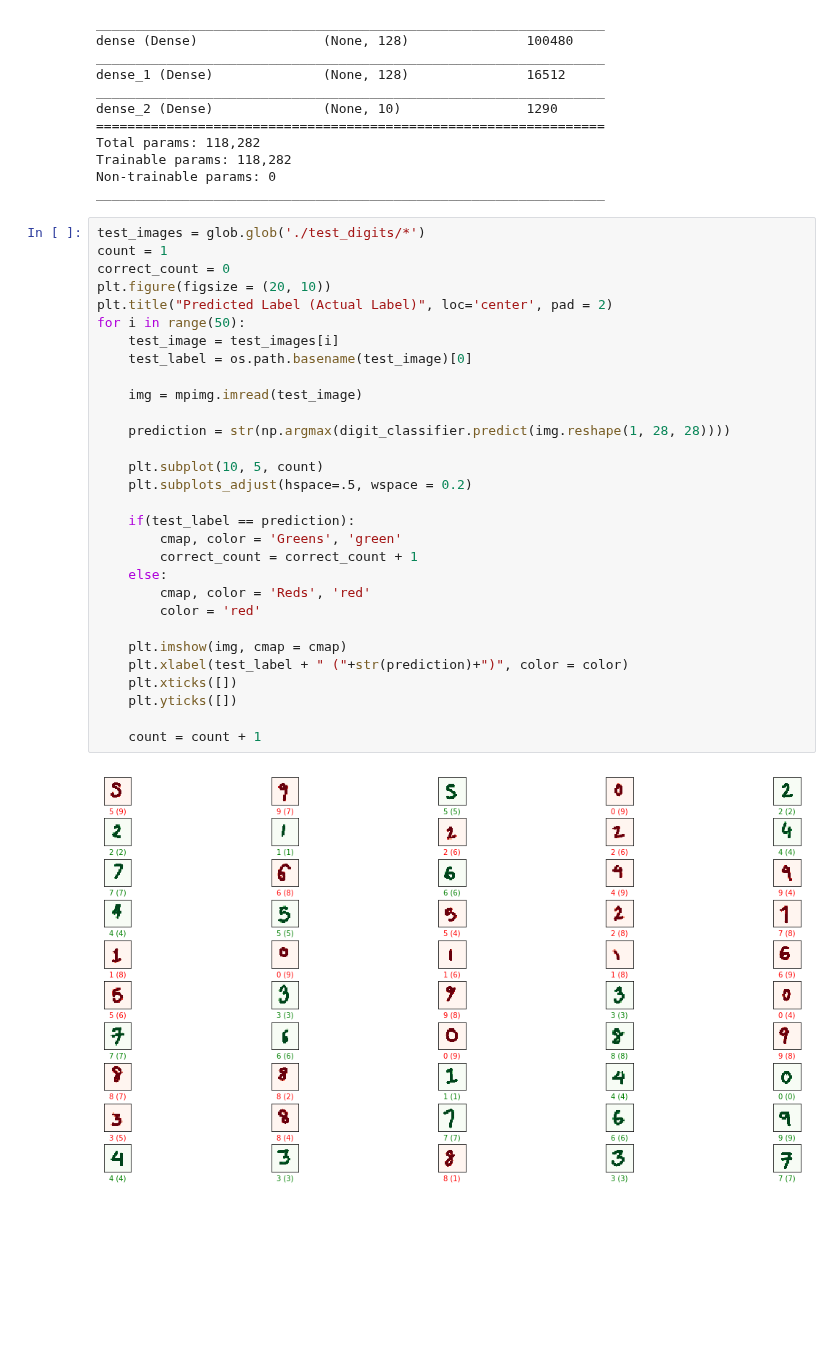
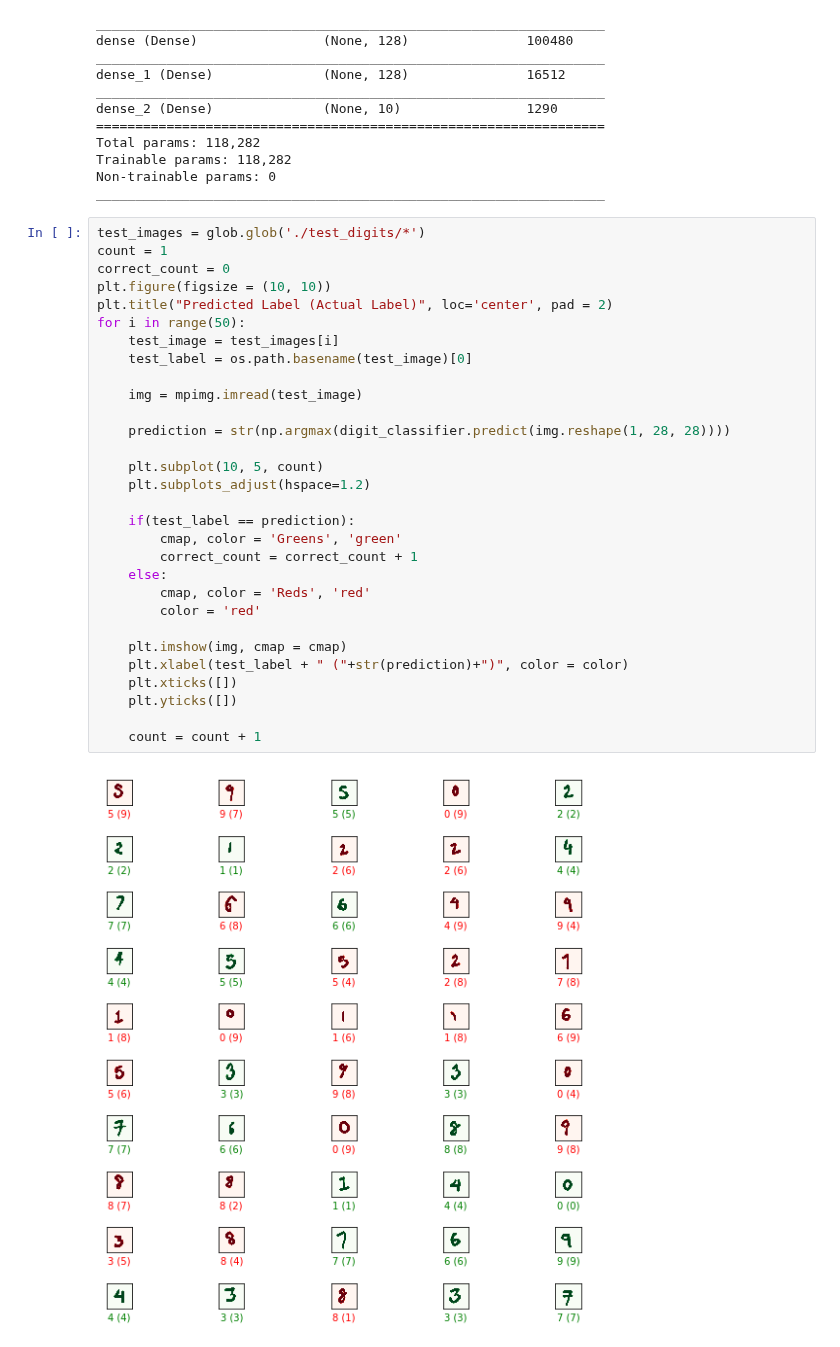
Before and after one commit to kvenkman/mnist_demo, a Jupyter notebook: Load and use TF model.ipynb, the cells around one changed output. Drawn from its saved outputs; the diff is of its cells as text; blank space fills up the shorter version.

```diff
--- a/Load and use TF model.ipynb
+++ b/Load and use TF model.ipynb
@@ -34,33 +34,33 @@ _________________________________________________________________
 # %%
 test_images = glob.glob('./test_digits/*')
 count = 1
 correct_count = 0
-plt.figure(figsize = (20, 10))
+plt.figure(figsize = (10, 10))
 plt.title("Predicted Label (Actual Label)", loc='center', pad = 2)
 for i in range(50):
     test_image = test_images[i]
     test_label = os.path.basename(test_image)[0]
 
     img = mpimg.imread(test_image)
 
     prediction = str(np.argmax(digit_classifier.predict(img.reshape(1, 28, 28))))
 
     plt.subplot(10, 5, count)
-    plt.subplots_adjust(hspace=.5, wspace = 0.2)
+    plt.subplots_adjust(hspace=1.2)
 
     if(test_label == prediction):
         cmap, color = 'Greens', 'green'
         correct_count = correct_count + 1
     else:
         cmap, color = 'Reds', 'red'
         color = 'red'
 
     plt.imshow(img, cmap = cmap)
     plt.xlabel(test_label + " ("+str(prediction)+")", color = color)
     plt.xticks([])
     plt.yticks([])
 
     count = count + 1
 # %% [output]
-[figure, old version]
+[figure, new version]
 # %%
```
Also changed, not shown: parts of 18 cells of this notebook.
